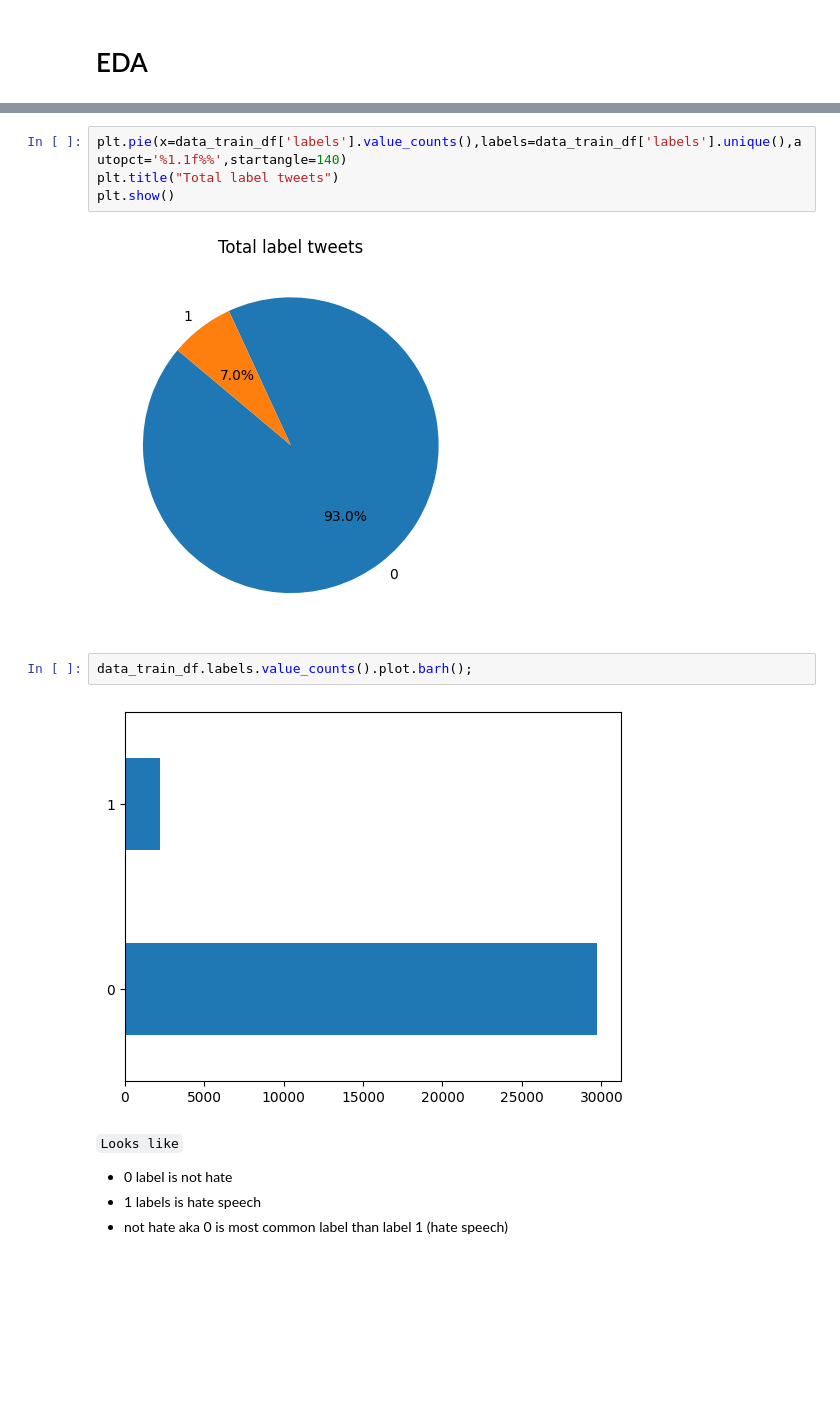
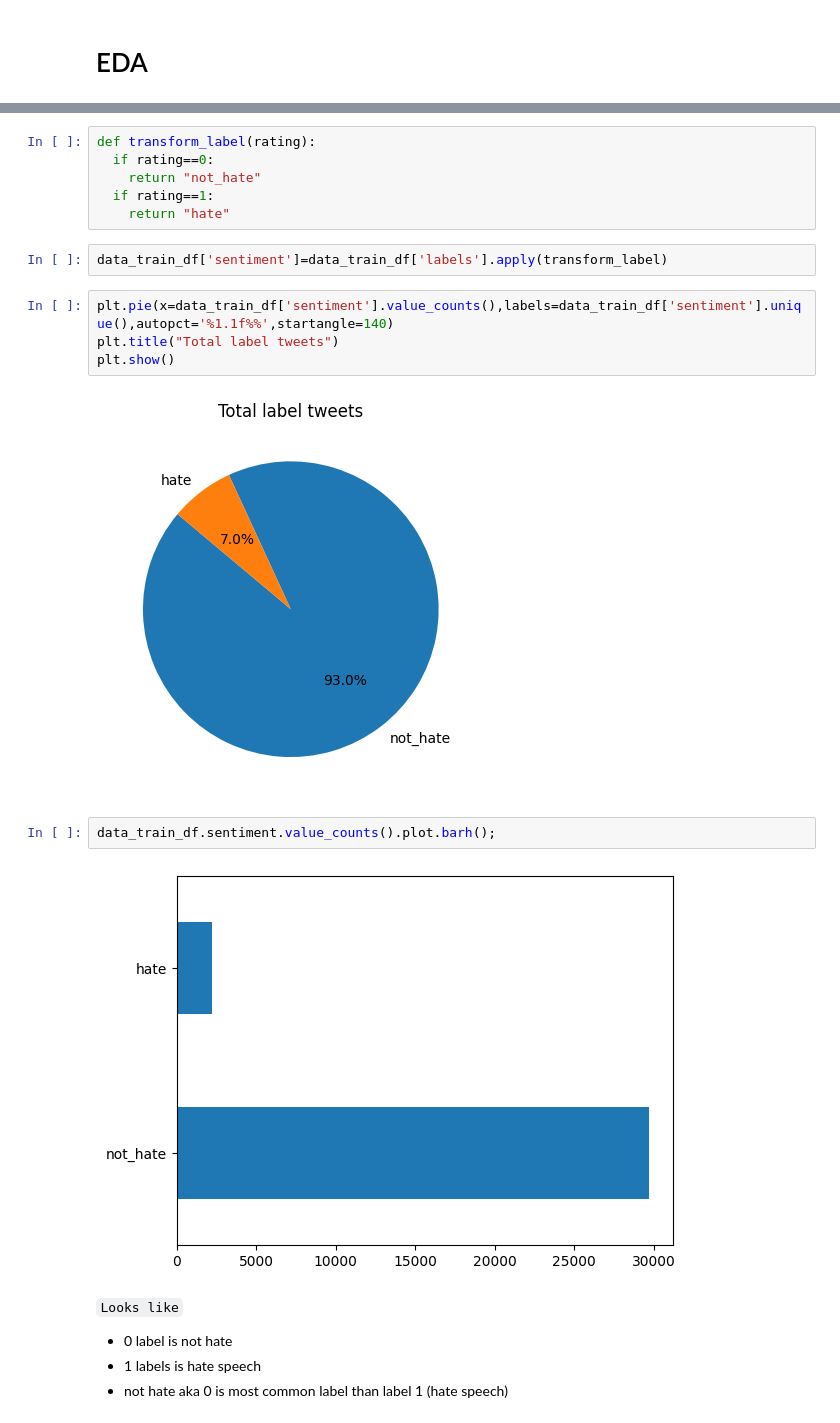
Before and after one commit to ackermanjayjay/Detection-tweets-hate-speech, a Jupyter notebook: Tweets_hate_speech.ipynb, the cells around one changed output, grey strips where cells are left out. Cells and saved outputs as stored; diff of their text form; blank space fills up the shorter version.

```diff
--- a/Tweets_hate_speech.ipynb
+++ b/Tweets_hate_speech.ipynb
@@ -92,13 +99,21 @@ data_train_df
+# %%
+def transform_label(rating):
+  if rating==0:
+    return "not_hate"
+  if rating==1:
+    return "hate"
+# %%
+data_train_df['sentiment']=data_train_df['labels'].apply(transform_label)
 # %%
-plt.pie(x=data_train_df['labels'].value_counts(),labels=data_train_df['labels'].unique(),autopct='%1.1f%%',startangle=140)
+plt.pie(x=data_train_df['sentiment'].value_counts(),labels=data_train_df['sentiment'].unique(),autopct='%1.1f%%',startangle=140)
 plt.title("Total label tweets")
 plt.show()
 # %% [output]
-[figure, old version]
+[figure, new version]
 # %%
-data_train_df.labels.value_counts().plot.barh();
+data_train_df.sentiment.value_counts().plot.barh();
 # %% [output]
-[figure, old version]
+[figure, new version]
 # %% [markdown]
 `Looks like`
 * 0 label is not hate
```
Also changed, not shown: parts of 121 cells of this notebook.
